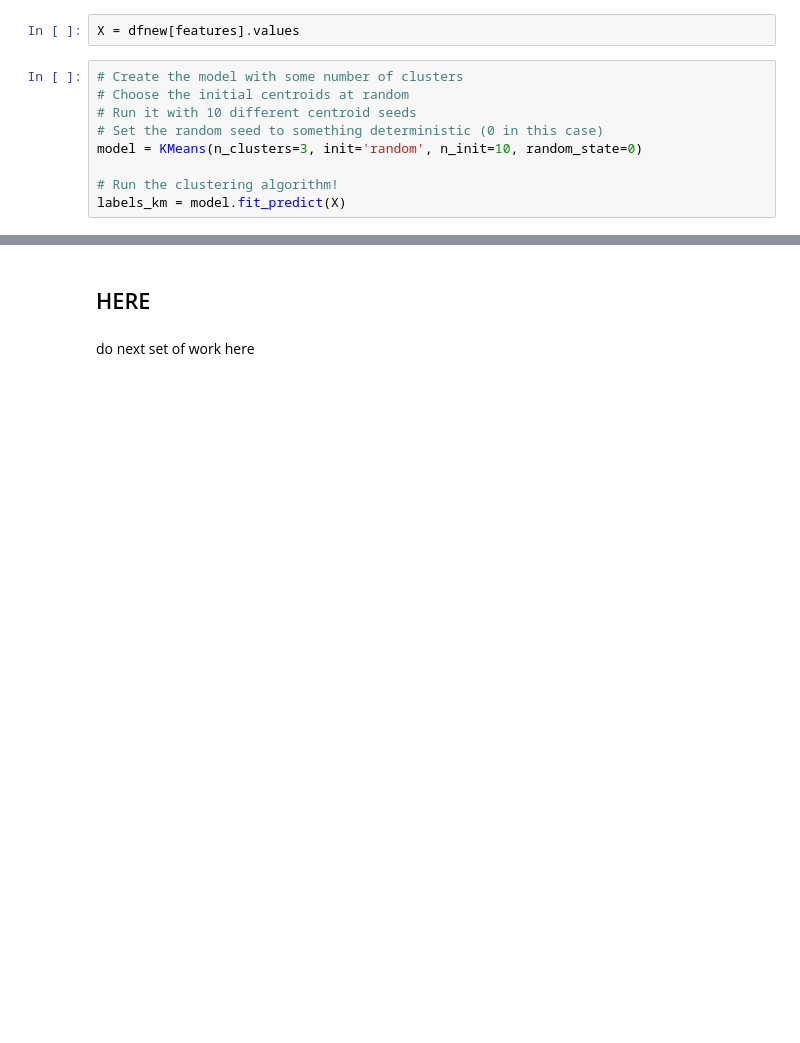
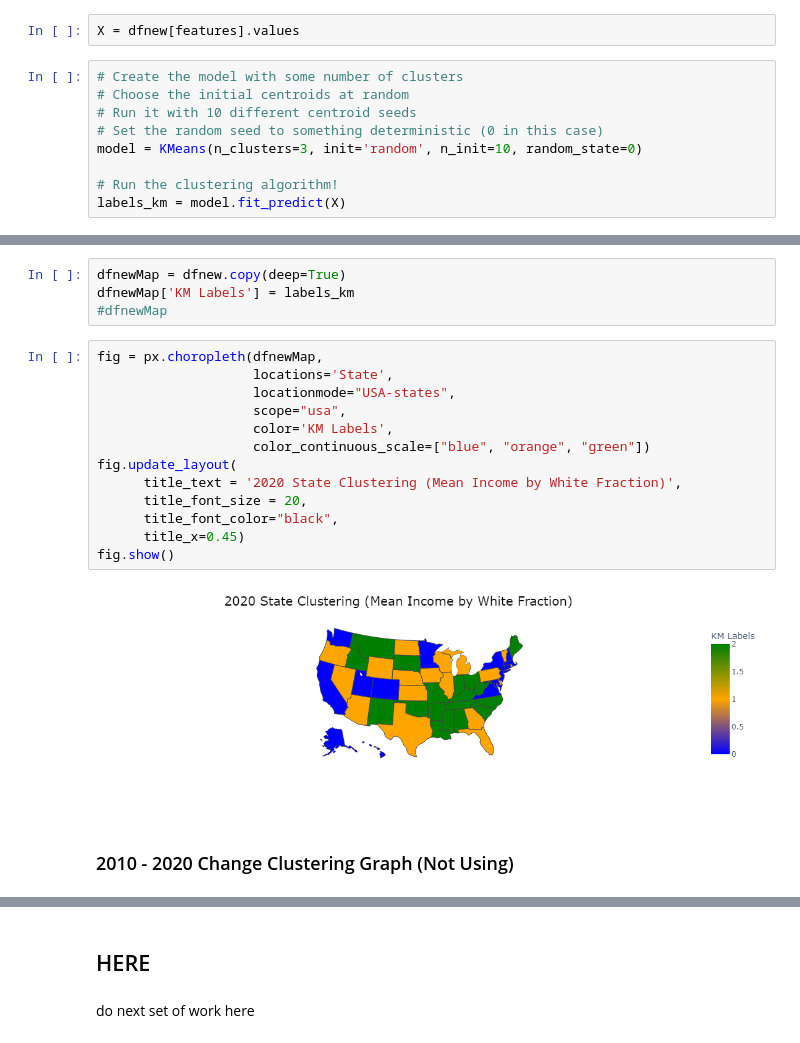
Before and after one commit to BlakeRivers25/SCDV490-FinalProject-BlakeRivers, a Jupyter notebook: analysis.ipynb, the cells around one changed output, grey strips where cells are left out. Cells and saved outputs as stored; diff of their text form; blank space fills up the shorter version.

```diff
--- a/analysis.ipynb
+++ b/analysis.ipynb
@@ -529,0 +607,21 @@ for v in vals:
+# %%
+dfnewMap = dfnew.copy(deep=True)
+dfnewMap['KM Labels'] = labels_km
+#dfnewMap
+# %%
+fig = px.choropleth(dfnewMap,
+                    locations='State',
+                    locationmode="USA-states",
+                    scope="usa",
+                    color='KM Labels',
+                    color_continuous_scale=["blue", "orange", "green"])
+fig.update_layout(
+      title_text = '2020 State Clustering (Mean Income by White Fraction)',
+      title_font_size = 20,
+      title_font_color="black",
+      title_x=0.45)
+fig.show()
+# %% [output]
+[figure, added]
+# %% [markdown]
+### 2010 - 2020 Change Clustering Graph (Not Using)
```
Also changed, not shown: parts of 66 cells of this notebook.
